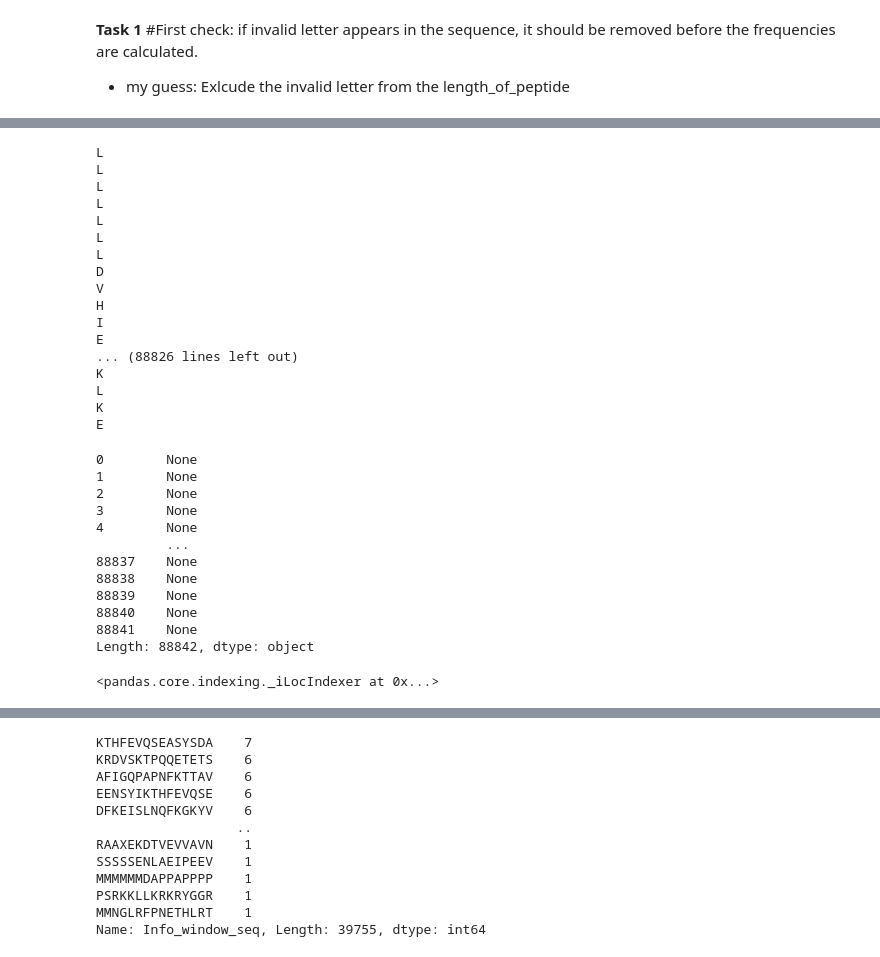
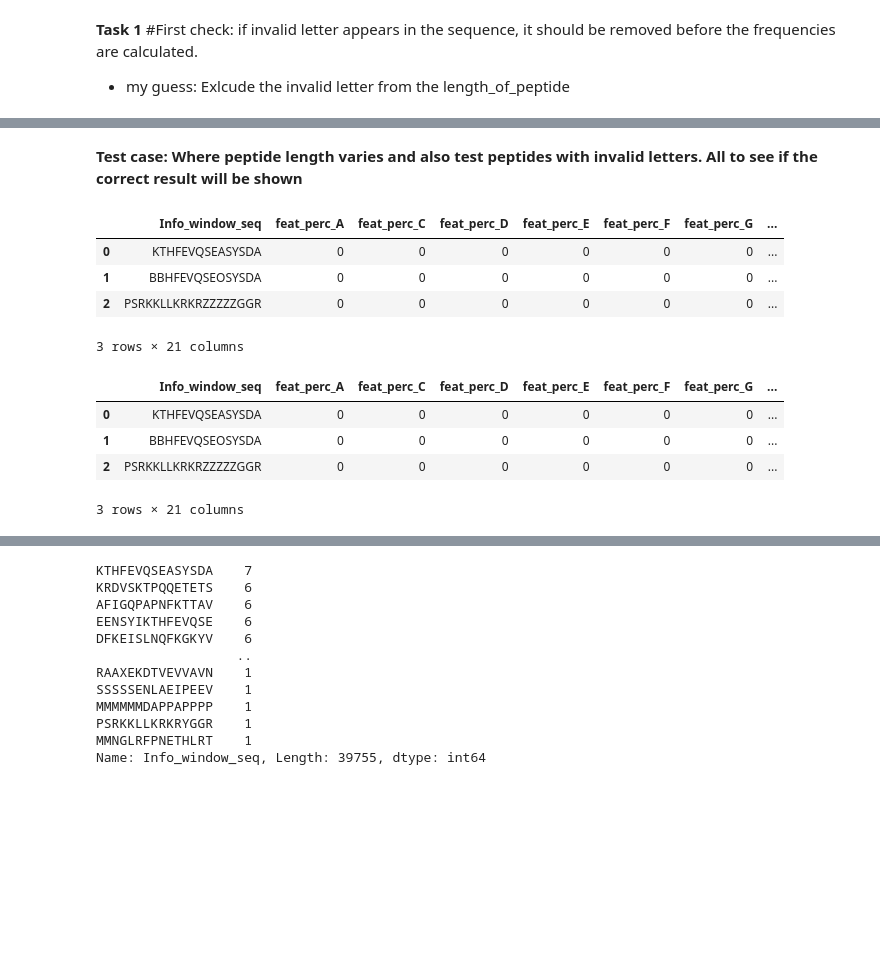
Before and after one commit to efr-essakhan/pepfeature, a Jupyter notebook: Feature Engineering Tasks/First Task/Initial features .ipynb, the cells around one changed output, grey strips where cells are left out. Saved outputs shown, nothing was run; the diff lists cells and outputs as text; code cells hidden in the pictures; blank space fills up the shorter version.

```diff
--- a/Feature Engineering Tasks/First Task/Initial features .ipynb
+++ b/Feature Engineering Tasks/First Task/Initial features .ipynb
@@ -72,39 +99,29 @@ def peptides_feature_generator(peptide_row):
+# %% [markdown]
+**Test case: Where peptide length varies and also test peptides with invalid letters. All to see if the correct result will be shown**
+# %%
+data = {'Info_window_seq': ['KTHFEVQSEASYSDA', 'BBHFEVQSEOSYSDA', 'PSRKKLLKRKRZZZZZGGR']}
+df_test = pd.DataFrame(data)
+
+valid_letters = ['A', 'C', 'D', 'E', 'F', 'G', 'H', 'I', 'K', 'L', 'M', 'N', 'P', 'Q', 'R', 'S', 'T', 'V', 'W', 'Y']
+
+for letter in valid_letters:
+    df_test['feat_perc_{}'.format(letter)] = 0
+
+
+df_test
+# %% [output]
+|  | Info_window_seq | feat_perc_A | feat_perc_C | feat_perc_D | feat_perc_E | feat_perc_F | feat_perc_G | ... |
+| 0 | KTHFEVQSEASYSDA | 0 | 0 | 0 | 0 | 0 | 0 | ... |
+| 1 | BBHFEVQSEOSYSDA | 0 | 0 | 0 | 0 | 0 | 0 | ... |
+| 2 | PSRKKLLKRKRZZZZZGGR | 0 | 0 | 0 | 0 | 0 | 0 | ... |
+3 rows × 21 columns
 # %%
-df.apply(peptides_feature_generator, axis=1)
+df_test.apply(peptides_feature_generator, axis=1)
+
+df_test #why is this not working?
 # %% [output]
+|  | Info_window_seq | feat_perc_A | feat_perc_C | feat_perc_D | feat_perc_E | feat_perc_F | feat_perc_G | ... |
+| 0 | KTHFEVQSEASYSDA | 0 | 0 | 0 | 0 | 0 | 0 | ... |
+| 1 | BBHFEVQSEOSYSDA | 0 | 0 | 0 | 0 | 0 | 0 | ... |
+| 2 | PSRKKLLKRKRZZZZZGGR | 0 | 0 | 0 | 0 | 0 | 0 | ... |
-L
-L
-L
-L
-L
-L
-L
-D
-V
-H
-I
-E
-... (88826 lines left out)
-K
-L
-K
-E
+3 rows × 21 columns
-0        None
-1        None
-2        None
-3        None
-4        None
-         ...
-88837    None
-88838    None
-88839    None
-88840    None
-88841    None
-Length: 88842, dtype: object
-# %%
-for letter in valid_letters:
-    df['feat_perc_{}'.format(letter)] = 0
-
-df.columns
-# %% [output]
-<pandas.core.indexing._iLocIndexer at 0x...>
```
Also changed, not shown: parts of 8 cells of this notebook.
